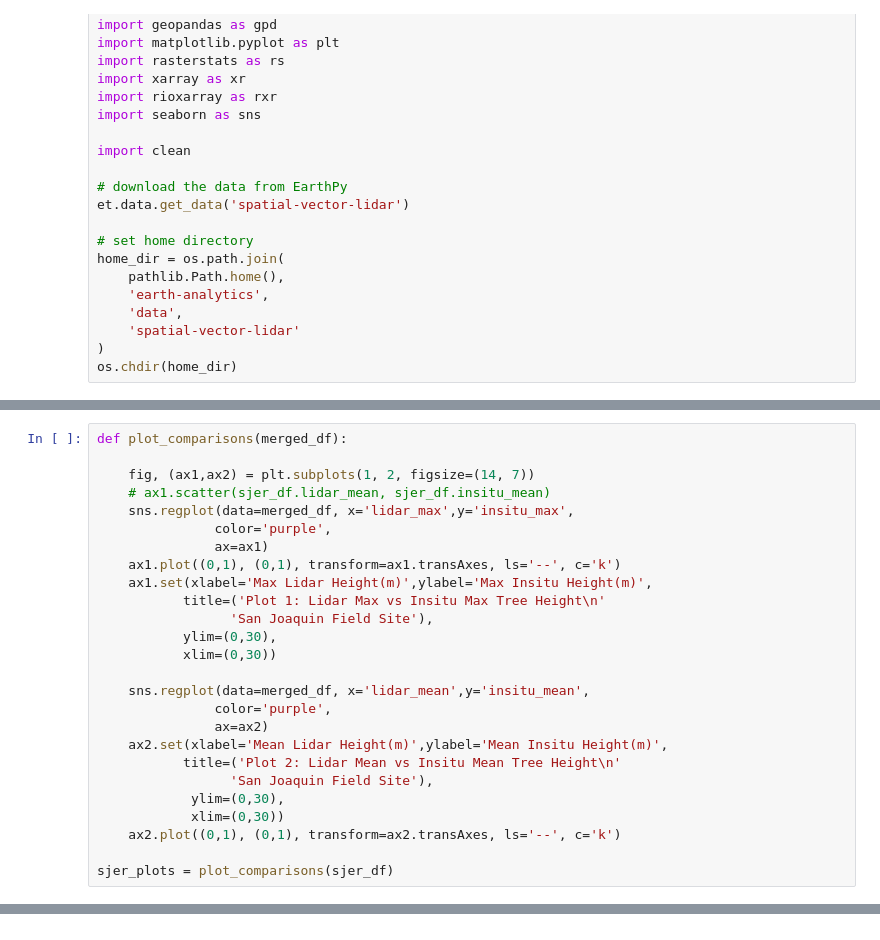
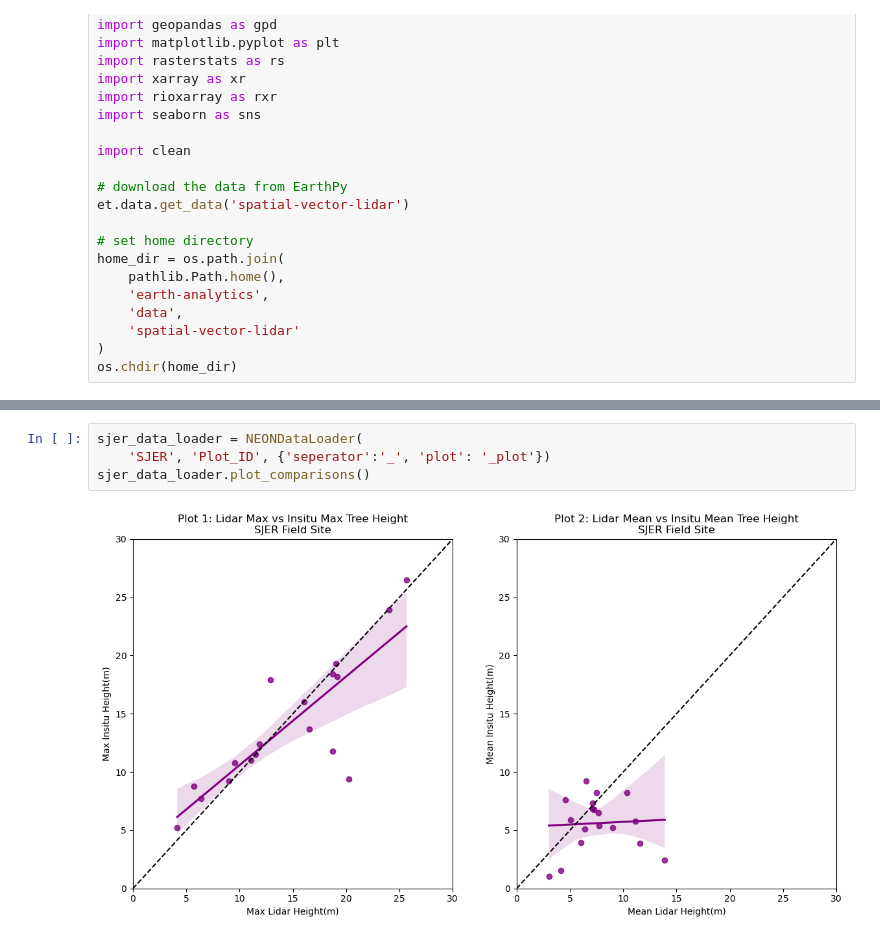
Before and after one commit to rmarowitz/LiDAR_uncertrainty, a Jupyter notebook: ea-05-lidar.ipynb, the cells around one changed output, grey strips where cells are left out. Drawn from its saved outputs; the diff is of its cells as text.

```diff
--- a/ea-05-lidar.ipynb
+++ b/ea-05-lidar.ipynb
@@ -174,26 +40,0 @@ sjer_df.head()
-# %%
-def plot_comparisons(merged_df):
-
-    fig, (ax1,ax2) = plt.subplots(1, 2, figsize=(14, 7))
-    # ax1.scatter(sjer_df.lidar_mean, sjer_df.insitu_mean)
-    sns.regplot(data=merged_df, x='lidar_max',y='insitu_max',
-               color='purple',
-               ax=ax1)
-    ax1.plot((0,1), (0,1), transform=ax1.transAxes, ls='--', c='k')
-    ax1.set(xlabel='Max Lidar Height(m)',ylabel='Max Insitu Height(m)',
-           title=('Plot 1: Lidar Max vs Insitu Max Tree Height\n'
-                 'San Joaquin Field Site'),
-           ylim=(0,30),
-           xlim=(0,30))
-
-    sns.regplot(data=merged_df, x='lidar_mean',y='insitu_mean',
-               color='purple',
-               ax=ax2)
-    ax2.set(xlabel='Mean Lidar Height(m)',ylabel='Mean Insitu Height(m)',
-           title=('Plot 2: Lidar Mean vs Insitu Mean Tree Height\n'
-                 'San Joaquin Field Site'),
-            ylim=(0,30),
-            xlim=(0,30))
-    ax2.plot((0,1), (0,1), transform=ax2.transAxes, ls='--', c='k')
-
-sjer_plots = plot_comparisons(sjer_df)
@@ -205,0 +190,6 @@ NameError: name 'soap_merged_df' is not defined
+# %%
+sjer_data_loader = NEONDataLoader(
+    'SJER', 'Plot_ID', {'seperator':'_', 'plot': '_plot'})
+sjer_data_loader.plot_comparisons()
+# %% [output]
+[figure, added]
```
Also changed, not shown: parts of 11 cells of this notebook.
